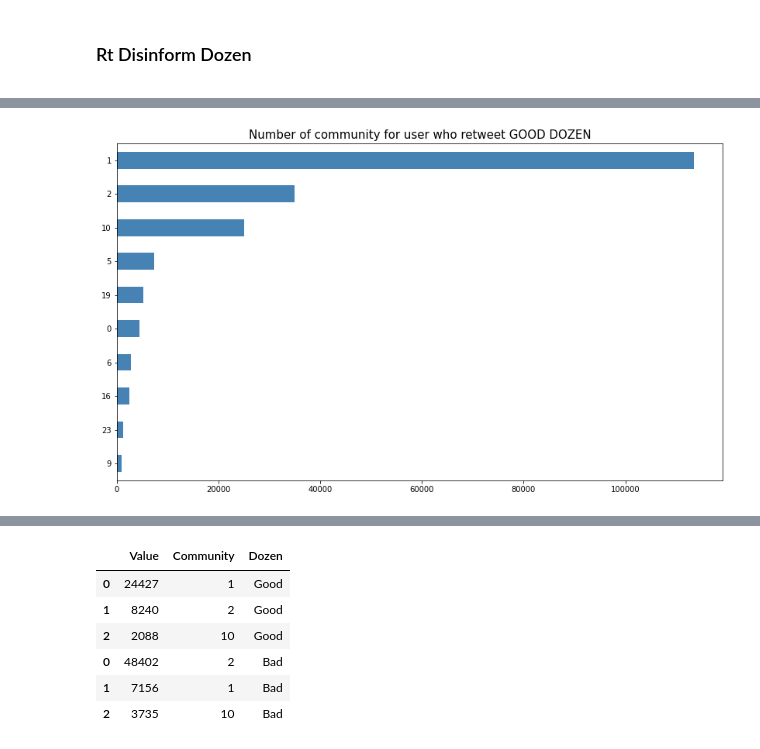
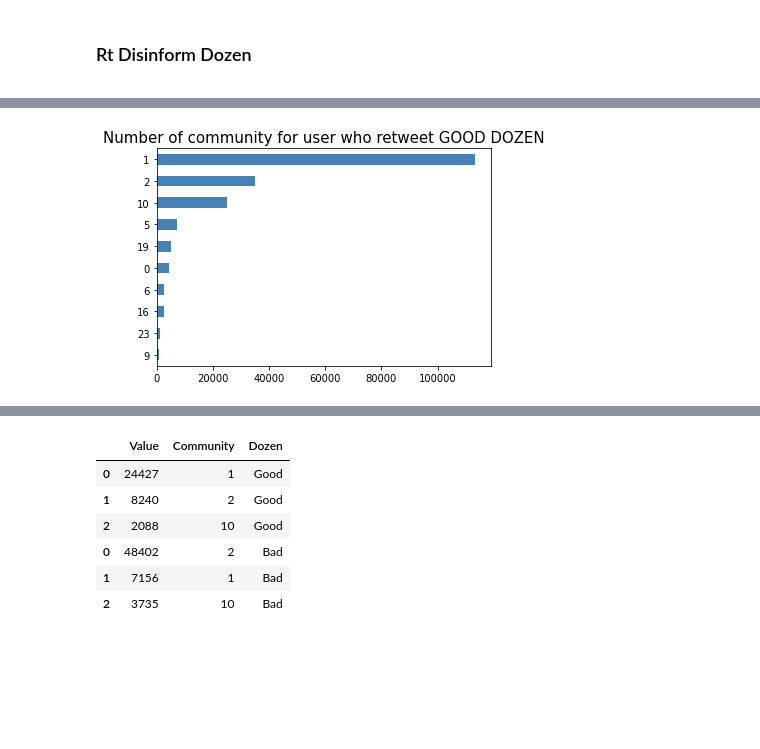
Before and after one commit to gi-ux/BachelorProject, a Jupyter notebook: notebook/network/Retweet_Network.ipynb, the cells around one changed output, grey strips where cells are left out. Cells and saved outputs as stored; diff of their text form; code cells hidden in the pictures; blank space fills up the shorter version.

Commit message:
Edit subnetworks plot

```diff
--- a/notebook/network/Retweet_Network.ipynb
+++ b/notebook/network/Retweet_Network.ipynb
@@ -264,18 +265,18 @@ x = val[:3]
 # %%
 community = []
 name = []
 rt = []
 for i in good_rt_flt["screen_name"]:
     if i in louvain:
         rt.append((i, louvain.get(i)))
 for i in range(len(rt)):
     community.append(rt[i][1])
 val = pd.Series(community)
 val = val.value_counts().sort_values(ascending=False)
-fig = plt.figure(figsize=(14, 8))
-ax = val[:10].plot(kind='barh', color='steelblue', fig=(14,14)) #orange #lightseagreen
+fig = plt.figure()
+ax = val[:10].plot(kind='barh', color='steelblue') #orange #lightseagreen
 ax.set_title('Number of community for user who retweet GOOD DOZEN', fontsize=15)
 ax.invert_yaxis()
 plt.show()
 # %% [output]
-[figure, old version]
+[figure, new version]
```
Also changed, not shown: parts of 7 cells of this notebook, 3 other files.
